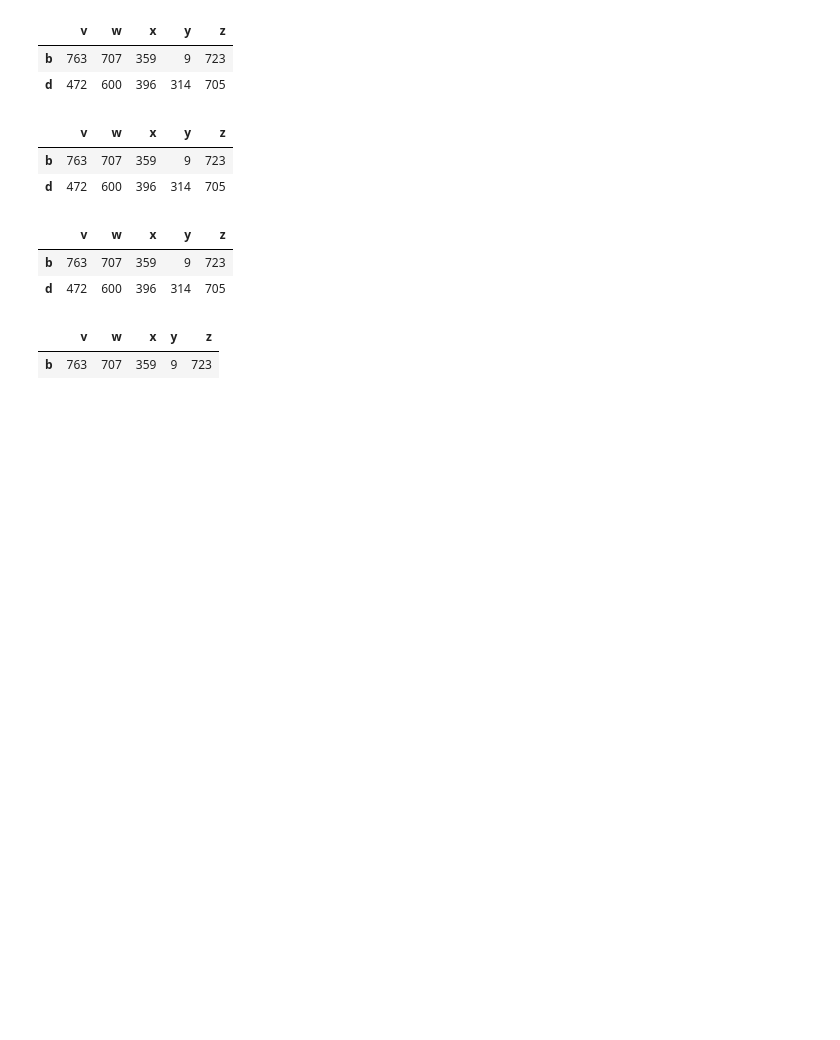
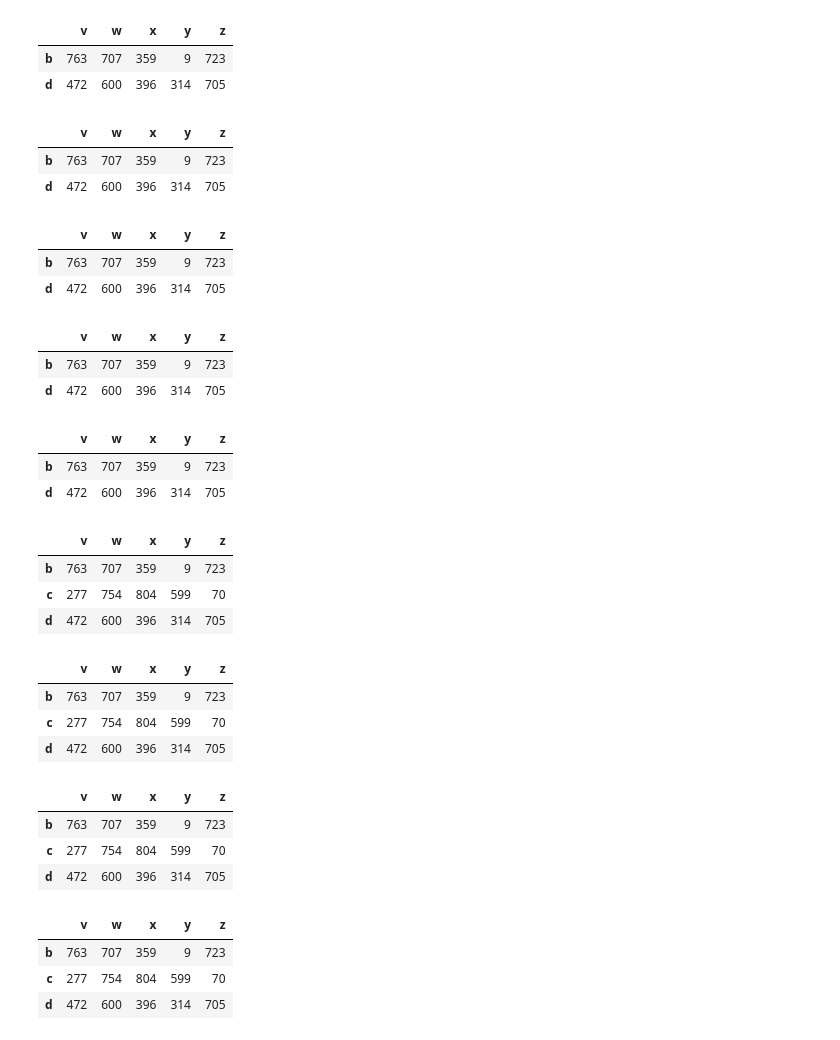
Before and after one commit to sumanthkm/Cisco-2021-12Dec-13, a Jupyter notebook: Cisco-2021-12Dec-14.ipynb, the cells around one changed output. Cells and saved outputs as stored; diff of their text form; code cells hidden in the pictures; blank space fills up the shorter version.

```diff
--- a/Cisco-2021-12Dec-14.ipynb
+++ b/Cisco-2021-12Dec-14.ipynb
@@ -698,8 +698,47 @@ df.loc['b':'d':2]
 | b | 763 | 707 | 359 | 9 | 723 |
 | d | 472 | 600 | 396 | 314 | 705 |
 # %%
-# slices on numeric ranges are up t
-df.iloc[1:3:2]
+# slices on numeric ranges are up to AND NOT INCLUDING
+df.iloc[1:4:2]
 # %% [output]
 |  | v | w | x | y | z |
 | b | 763 | 707 | 359 | 9 | 723 |
+| d | 472 | 600 | 396 | 314 | 705 |
+# %%
+# slices on a data frame, handed to [], do *NOT* go to the columns.
+# they retrieve based on the rows/index.
+
+df['b':'d':2]
+# %% [output]
+|  | v | w | x | y | z |
+| b | 763 | 707 | 359 | 9 | 723 |
+| d | 472 | 600 | 396 | 314 | 705 |
+# %%
+# what about b, c, and d?
+df['b':'d']
+# %% [output]
+|  | v | w | x | y | z |
+| b | 763 | 707 | 359 | 9 | 723 |
+| c | 277 | 754 | 804 | 599 | 70 |
+| d | 472 | 600 | 396 | 314 | 705 |
+# %%
+df.loc['b':'d']
+# %% [output]
+|  | v | w | x | y | z |
+| b | 763 | 707 | 359 | 9 | 723 |
+| c | 277 | 754 | 804 | 599 | 70 |
+| d | 472 | 600 | 396 | 314 | 705 |
+# %%
+df.loc[['b', 'c', 'd']]
+# %% [output]
+|  | v | w | x | y | z |
+| b | 763 | 707 | 359 | 9 | 723 |
+| c | 277 | 754 | 804 | 599 | 70 |
+| d | 472 | 600 | 396 | 314 | 705 |
+# %%
+df.iloc[1:4]
+# %% [output]
+|  | v | w | x | y | z |
+| b | 763 | 707 | 359 | 9 | 723 |
+| c | 277 | 754 | 804 | 599 | 70 |
+| d | 472 | 600 | 396 | 314 | 705 |
```
Also changed, not shown: parts of 2 cells of this notebook.
